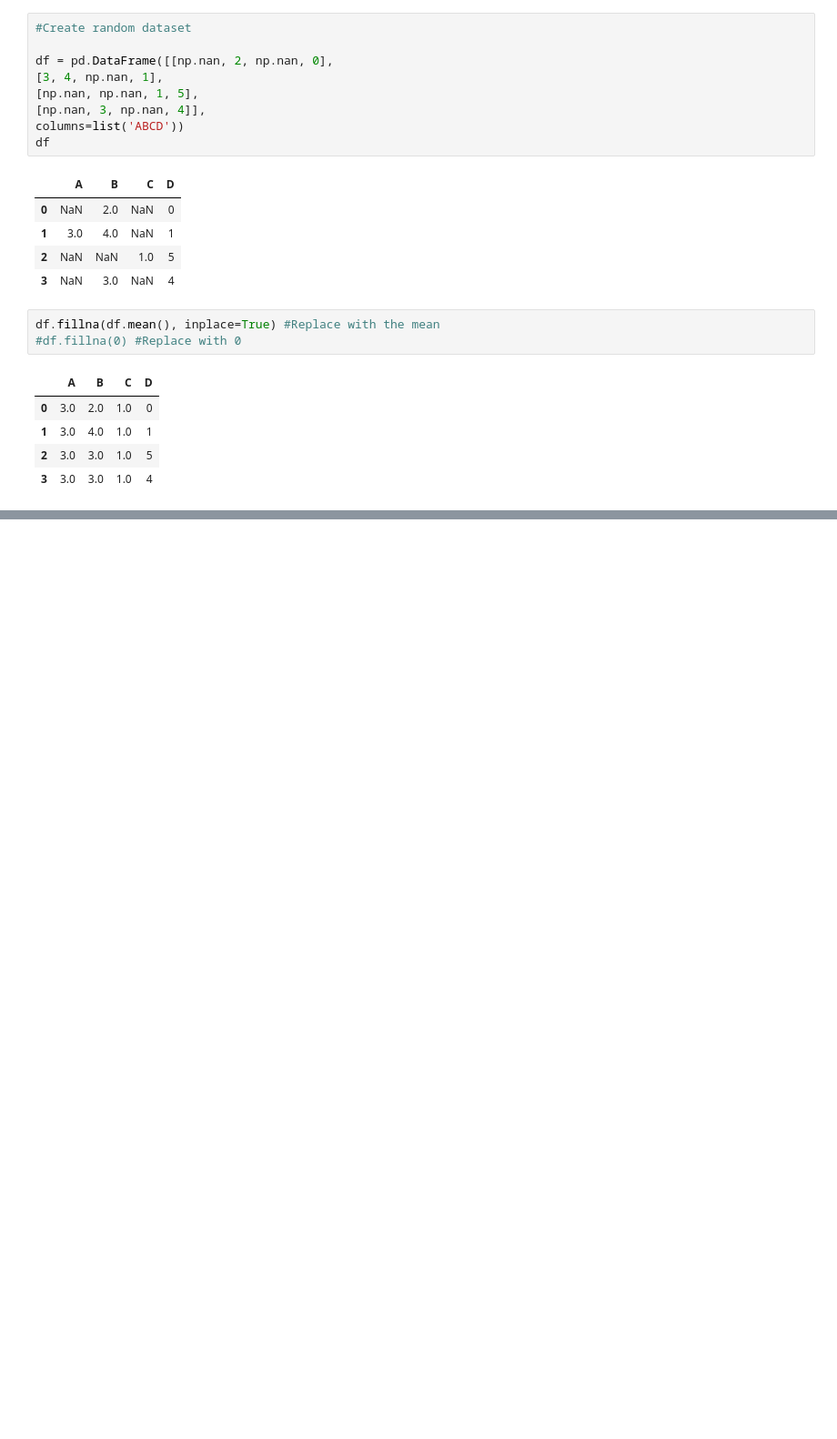
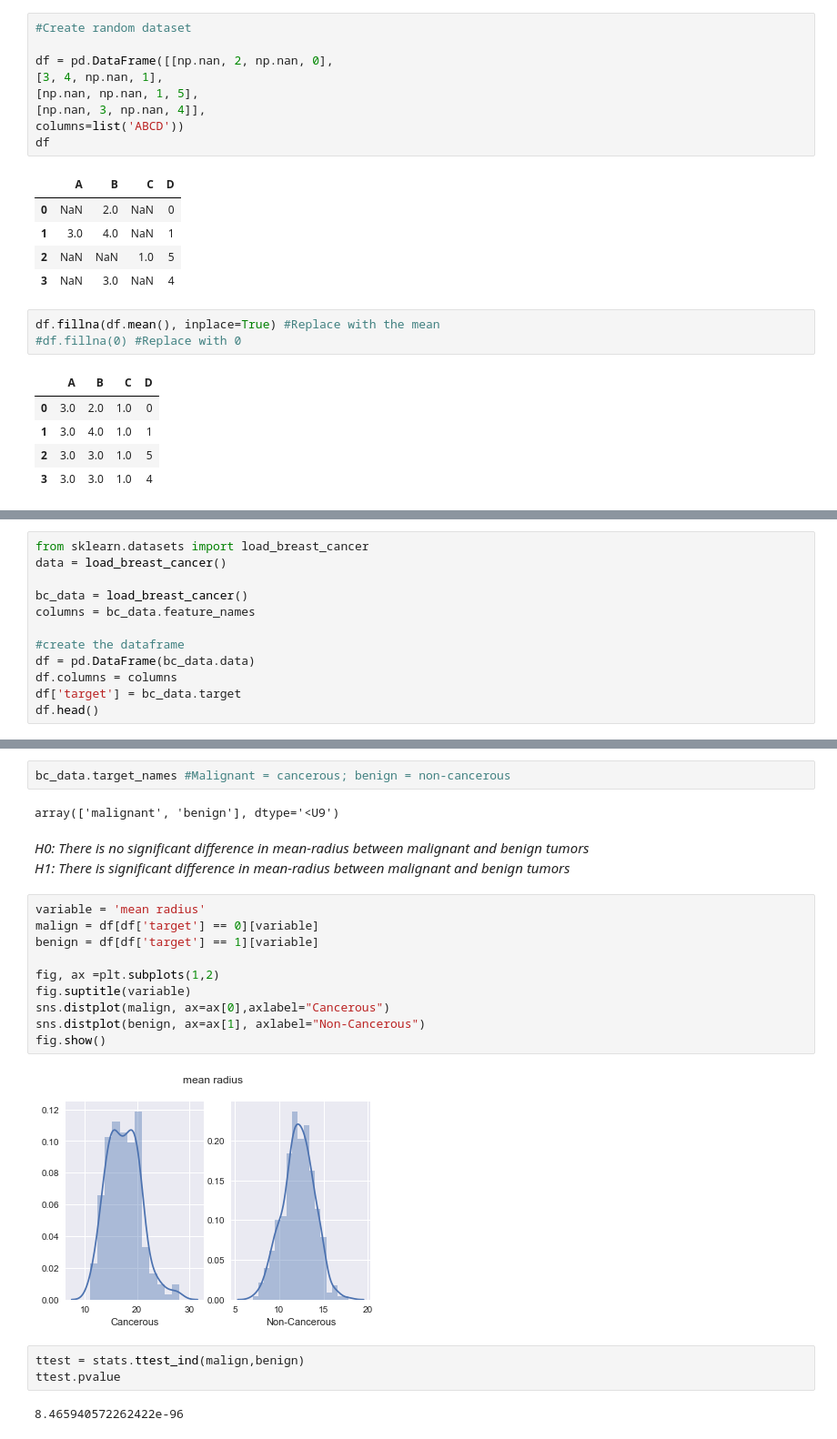
Before and after one commit to hacknairobi/Content, a Jupyter notebook: 1. week one/Day 1.ipynb, the cells around one changed output, grey strips where cells are left out. Shown: that part at 91% size. Cells and saved outputs as stored; diff of their text form; blank space fills up the shorter version.

```diff
--- a/1. week one/Day 1.ipynb
+++ b/1. week one/Day 1.ipynb
@@ -303,0 +250,12 @@ Ttest_indResult(statistic=-254.3835378762328, pvalue=0.0)
+# %%
+from sklearn.datasets import load_breast_cancer
+data = load_breast_cancer()
+
+bc_data = load_breast_cancer()
+columns = bc_data.feature_names
+
+#create the dataframe
+df = pd.DataFrame(bc_data.data)
+df.columns = columns
+df['target'] = bc_data.target
+df.head()
@@ -303,0 +270,25 @@ Ttest_indResult(statistic=-254.3835378762328, pvalue=0.0)
+# %%
+bc_data.target_names #Malignant = cancerous; benign = non-cancerous
+# %% [output]
+array(['malignant', 'benign'], dtype='<U9')
+# %% [markdown]
+*H0: There is no significant difference in mean-radius between malignant and benign tumors
+<br>
+H1: There is significant difference in mean-radius between malignant and benign tumors*
+# %%
+variable = 'mean radius'
+malign = df[df['target'] == 0][variable]
+benign = df[df['target'] == 1][variable]
+
+fig, ax =plt.subplots(1,2)
+fig.suptitle(variable)
+sns.distplot(malign, ax=ax[0],axlabel="Cancerous")
+sns.distplot(benign, ax=ax[1], axlabel="Non-Cancerous")
+fig.show()
+# %% [output]
+[figure, added]
+# %%
+ttest = stats.ttest_ind(malign,benign)
+ttest.pvalue
+# %% [output]
+8.465940572262422e-96
```
Also changed, not shown: parts of 42 cells of this notebook, 3 other files.
